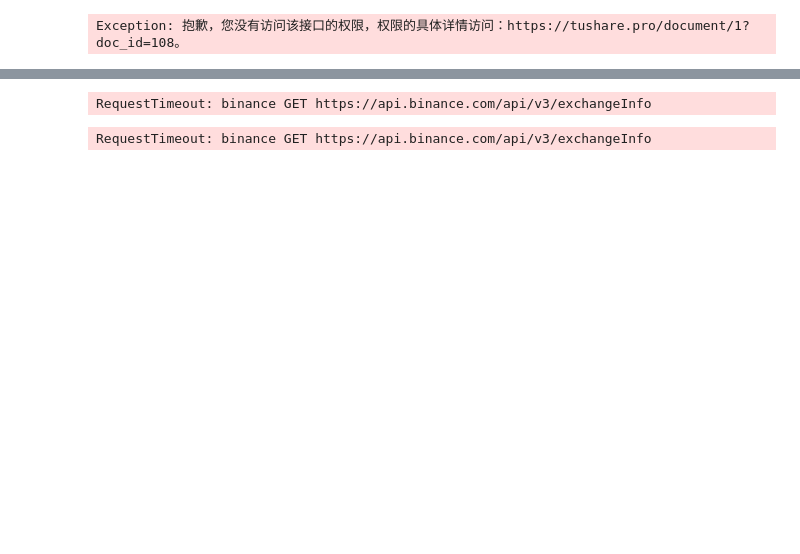
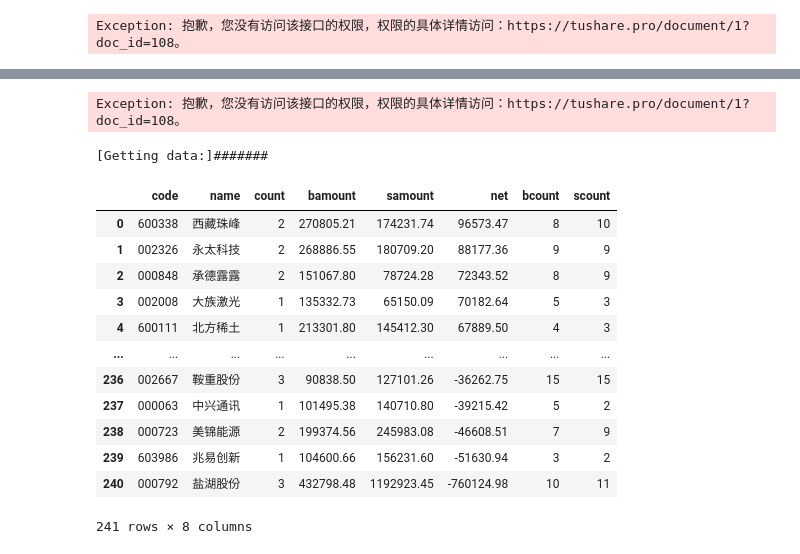
Before and after one commit to linfenglee/quant_trading, a Jupyter notebook: stock_trading/test.ipynb, the cells around one changed output, grey strips where cells are left out. Cells and saved outputs as stored; diff of their text form; code cells hidden in the pictures; blank space fills up the shorter version.

```diff
--- a/stock_trading/test.ipynb
+++ b/stock_trading/test.ipynb
@@ -351,8 +347,21 @@ engine = ccxt.binance()
-# %%
-engine.fetch_ohlcv("BTC/USDT")
-# %% [output]
-RequestTimeout: binance GET https://api.binance.com/api/v3/exchangeInfo
-# %%
-engine.load_markets()
-# %% [output]
-RequestTimeout: binance GET https://api.binance.com/api/v3/exchangeInfo
+# %%
+pro.top_list("2017-07-06")
+# %% [output]
+Exception: 抱歉，您没有访问该接口的权限，权限的具体详情访问：https://tushare.pro/document/1?doc_id=108。
+# %%
+ts.cap_tops()
+# %% [output]
+[Getting data:]#######
+|  | code | name | count | bamount | samount | net | bcount | scount |
+| 0 | 600338 | 西藏珠峰 | 2 | 270805.21 | 174231.74 | 96573.47 | 8 | 10 |
+| 1 | 002326 | 永太科技 | 2 | 268886.55 | 180709.20 | 88177.36 | 9 | 9 |
+| 2 | 000848 | 承德露露 | 2 | 151067.80 | 78724.28 | 72343.52 | 8 | 9 |
+| 3 | 002008 | 大族激光 | 1 | 135332.73 | 65150.09 | 70182.64 | 5 | 3 |
+| 4 | 600111 | 北方稀土 | 1 | 213301.80 | 145412.30 | 67889.50 | 4 | 3 |
+| ... | ... | ... | ... | ... | ... | ... | ... | ... |
+| 236 | 002667 | 鞍重股份 | 3 | 90838.50 | 127101.26 | -36262.75 | 15 | 15 |
+| 237 | 000063 | 中兴通讯 | 1 | 101495.38 | 140710.80 | -39215.42 | 5 | 2 |
+| 238 | 000723 | 美锦能源 | 2 | 199374.56 | 245983.08 | -46608.51 | 7 | 9 |
+| 239 | 603986 | 兆易创新 | 1 | 104600.66 | 156231.60 | -51630.94 | 3 | 2 |
+| 240 | 000792 | 盐湖股份 | 3 | 432798.48 | 1192923.45 | -760124.98 | 10 | 11 |
+241 rows × 8 columns
```
Also changed, not shown: parts of 8 cells of this notebook, 1 other file.
